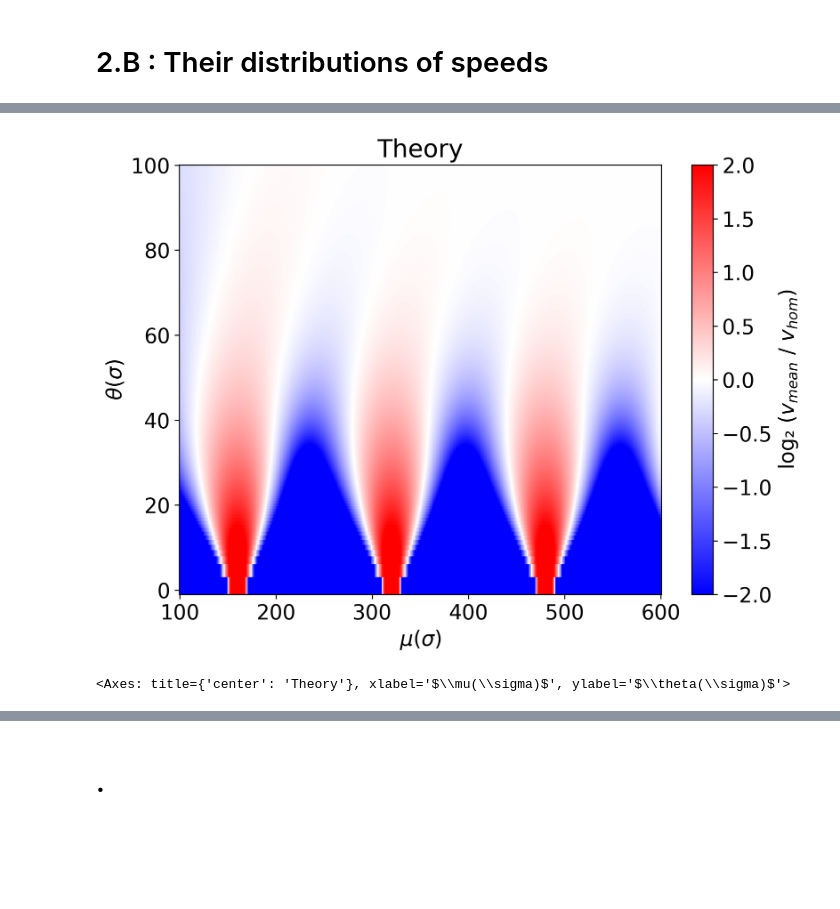
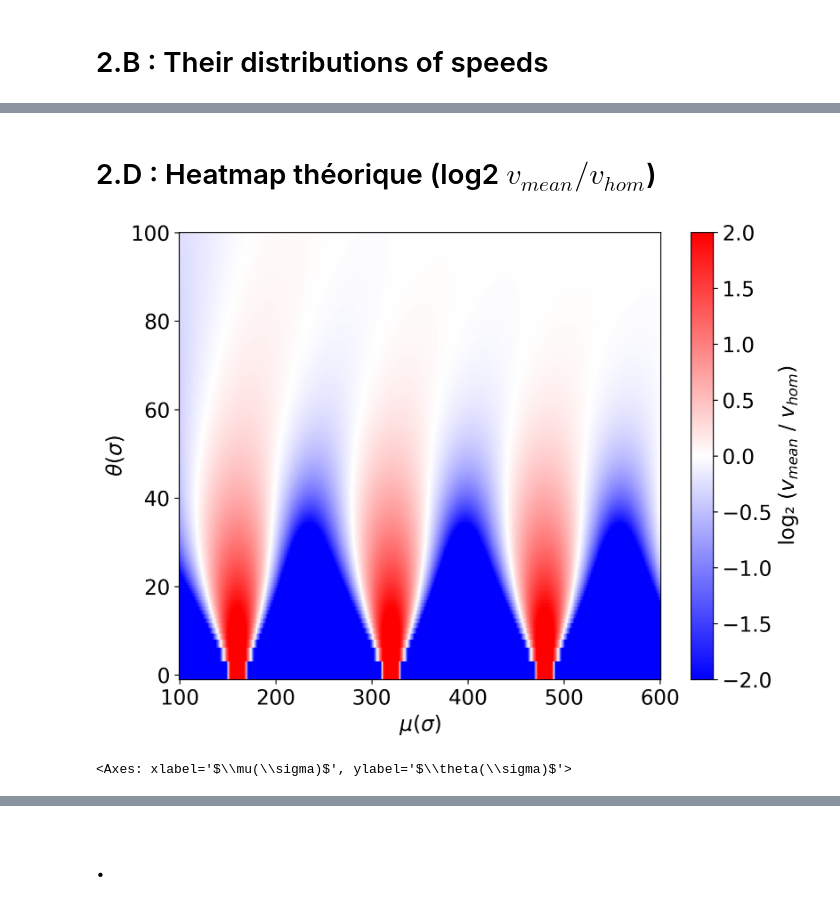
Before and after one commit to npelletbossot/Workspace, a Jupyter notebook: notebooks/figures/article_1/figure_2.ipynb, the cells around one changed output, grey strips where cells are left out. Drawn from its saved outputs; the diff is of its cells as text; code cells hidden in the pictures; blank space fills up the shorter version.

```diff
--- a/notebooks/figures/article_1/figure_2.ipynb
+++ b/notebooks/figures/article_1/figure_2.ipynb
@@ -8,12 +5,15 @@ plt.rcParams["font.size"] = 16
 # %% [markdown]
 # 2.A : Few trajectories + Mean + Theory (Homogeneous)
 # %%
+# ── Imports ──────────────────────────────────────────────────────────────────
 from pathlib import Path
+import numpy as np
 import polars as pl
-import numpy as np
 import matplotlib.pyplot as plt
 
-# --- Load files --- #
+plt.rcParams["font.size"] = 16
+
+# ── Load files ───────────────────────────────────────────────────────────────
 root = Path("/home/nicolas/Documents/Workspace/nucleo/outputs/FIGURES__PC__2026-06-18/nucleo__fig2__0")
 paths = sorted(str(p) for p in root.glob("*/**/*.parquet")) or sorted(str(p) for p in root.glob("*/*.parquet"))
 
@@ -28,7 +28,7 @@ df_all = (
 
 df_one = df_all.filter(pl.col("land") == "homogen")
 
-# --- couples uniques --- #
+# ── Couples uniques (mu, theta) ──────────────────────────────────────────────
 pairs = (
     df_one.select(["mu", "theta"])
     .unique()
@@ -36,8 +36,11 @@ pairs = (
     .to_numpy()
 )
 
-# --- loop --- #
-for mu_val, theta_val in pairs:
+# ── Couleurs (une couleur par couple (mu, theta), cohérent sur tout le notebook) ──
+color_list = ["red"] * len(pairs)  # une seule courbe par figure -> rouge par défaut
+
+# ── Loop & Plot ──────────────────────────────────────────────────────────────
+for idx, (mu_val, theta_val) in enumerate(pairs):
 
     df_theta = df_one.filter(
         (pl.col("mu") == mu_val) &
@@ -56,6 +59,8 @@ for mu_val, theta_val in pairs:
     # mu peut être scalar ou array selon ton dataset
     mu = df_theta["mu"][0]
 
+    color = color_list[idx]
+
     # --- Plot --- #
     plt.figure(figsize=(8, 6), dpi=300)
 
@@ -63,12 +68,12 @@ for mu_val, theta_val in pairs:
     n_traj = min(10, len(trajs))
     for i in range(n_traj):
         plt.plot(trajs[i], drawstyle="steps-post",
-                 color="red", alpha=0.3,
+                 color=color, alpha=0.3,
                  label="Trajectories" if i == 0 else None)
 
     # moyenne
     plt.plot(mean_traj,
-             color="red", lw=2,
+             color=color, lw=2,
              label="Simulation")
 
     # théorie (IMPORTANT: scalaire attendu)
@@ -300,3 +378,5 @@ FileNotFoundError: No such file or directory (os error 2): ...e/nicolas/Document
+# %% [markdown]
+# 2.D : Heatmap théorique (log2 $v_{mean}/v_{hom}$)
 # %%
 # ── Options ──────────────────────────────────────────────────────────────────
 to_plot = "log2"   # "raw" | "log2"
@@ -304,13 +384,22 @@ alphaf, alphao = 1, 0
 l, s = 10, 150
 # ─────────────────────────────────────────────────────────────────────────────
 
-import numpy as np
+# ── Imports ──────────────────────────────────────────────────────────────────
 import pickle
 from pathlib import Path
+import numpy as np
 import matplotlib.pyplot as plt
+import matplotlib.cm as cm
 
 plt.rcParams["font.size"] = 16
+
 root = Path("/home/nicolas/Documents/Workspace/nucleo/outputs/THEORY/")
+
+# ── Couleurs (cohérent avec la cellule 2.C : mêmes points, même cmap) ───────
+points = None  # pas de points sélectionnés dans cette figure (mettre une liste de (mu, theta) si besoin)
+cmap = cm.get_cmap("plasma")
+color_positions = np.linspace(0.1, 0.9, 4)
+color_list = [cmap(pos) for pos in color_positions]
 
 
 def plot_v_theory(
@@ -361,7 +450,6 @@ def plot_v_theory(
         cmap=cmap,
         shading="auto",
     )
-    ax.set_title("Theory")
     ax.set_xlabel(r"$\mu(\sigma)$")
     ax.set_ylabel(r"$\theta(\sigma)$")
 
@@ -369,33 +457,33 @@ def plot_v_theory(
         for i, (mu_pt, theta_pt) in enumerate(points):
             color = color_list[i] if color_list else f"C{i}"
             ax.scatter(mu_pt, theta_pt, color=color, s=100, edgecolor="black", zorder=10)
 
     cbar = fig.colorbar(im, ax=ax)
     cbar.set_label(title_bar)
 
     if standalone:
         plt.tight_layout()
         plt.show()
 
     return ax
 
 
 # ── Main ─────────────────────────────────────────────────────────────────────
 with open(root / "cesar_data.pkl", "rb") as f:
     data = pickle.load(f)
 
 plot_v_theory(
     mu_vals=data["mu_vals"],
     theta_vals=data["sigma_vals"],
     v_theo=data["v_theo"],
     to_plot=to_plot,
     alphaf=alphaf,
     alphao=alphao,
     l=l,
     s=s,
-    points=None,
+    points=points,
     color_list=color_list,
 )
 # %% [output]
-[figure, old version]
+[figure, new version]
-<Axes: title={'center': 'Theory'}, xlabel='$\\mu(\\sigma)$', ylabel='$\\theta(\\sigma)$'>
+<Axes: xlabel='$\\mu(\\sigma)$', ylabel='$\\theta(\\sigma)$'>
```
Also changed, not shown: parts of 16 cells of this notebook, 1 other file.
